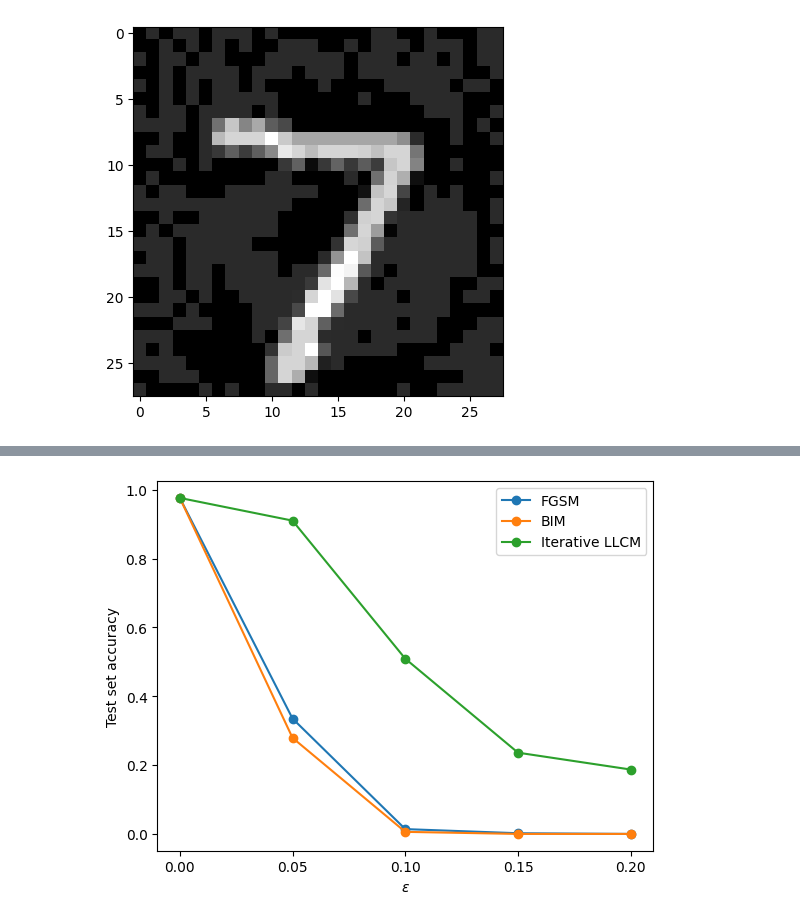
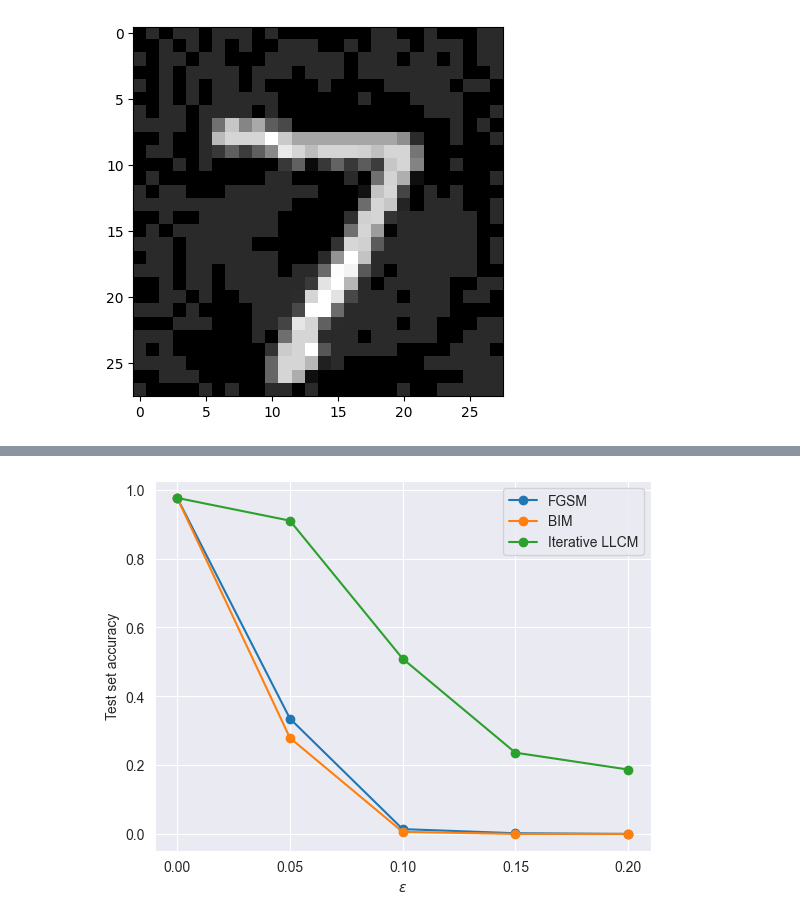
Before and after one commit to abaksy/CSE251A, a Jupyter notebook: project3/PA3.ipynb, the cells around one changed output, grey strips where cells are left out. Saved outputs shown, nothing was run; the diff lists cells and outputs as text; code cells hidden in the pictures.

Commit message:
Change plot style

```diff
--- a/project3/PA3.ipynb
+++ b/project3/PA3.ipynb
@@ -365,16 +371,22 @@ KeyboardInterrupt:
+# %%
+ifgsm_accs.insert(0, 0.976)
+illcm_accs.insert(0, 0.976)
+# %%
+import seaborn as sns
+sns.set_style('darkgrid')
 # %%
 plt.figure()
 X = [0, 0.05, 0.1, 0.15, 0.2]
 plt.xticks(X)
 
 plt.plot(X, fgsm_accs, 'o-', label='FGSM')
-plt.plot(X, ifgsm_accs[1:], 'o-', label='BIM')
-plt.plot(X, illcm_accs[1:], 'o-', label='Iterative LLCM')
+plt.plot(X, ifgsm_accs, 'o-', label='BIM')
+plt.plot(X, illcm_accs, 'o-', label='Iterative LLCM')
 
 plt.xlabel(r"$\epsilon$")
 plt.ylabel("Test set accuracy")
 
 plt.legend()
 plt.show()
 # %% [output]
-[figure, old version]
+[figure, new version]
```
Also changed, not shown: parts of 1 cell of this notebook.
